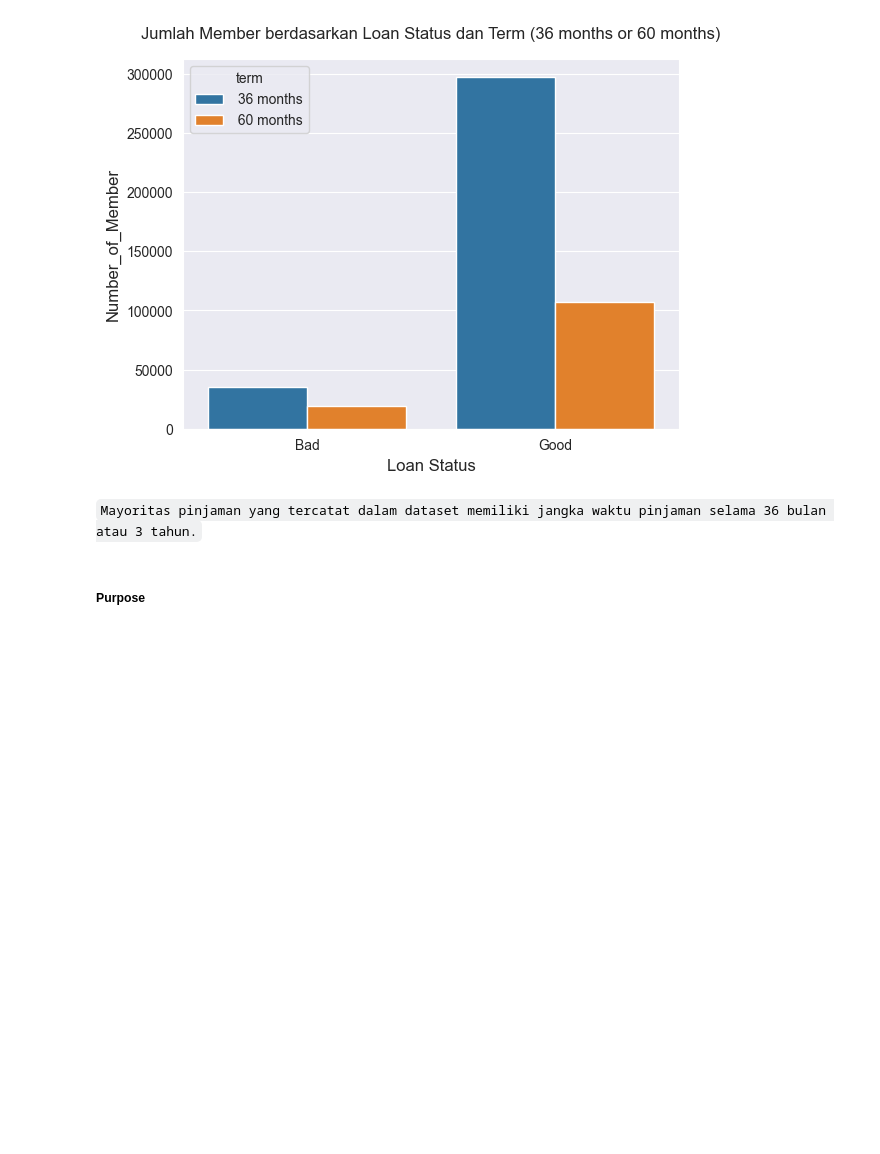
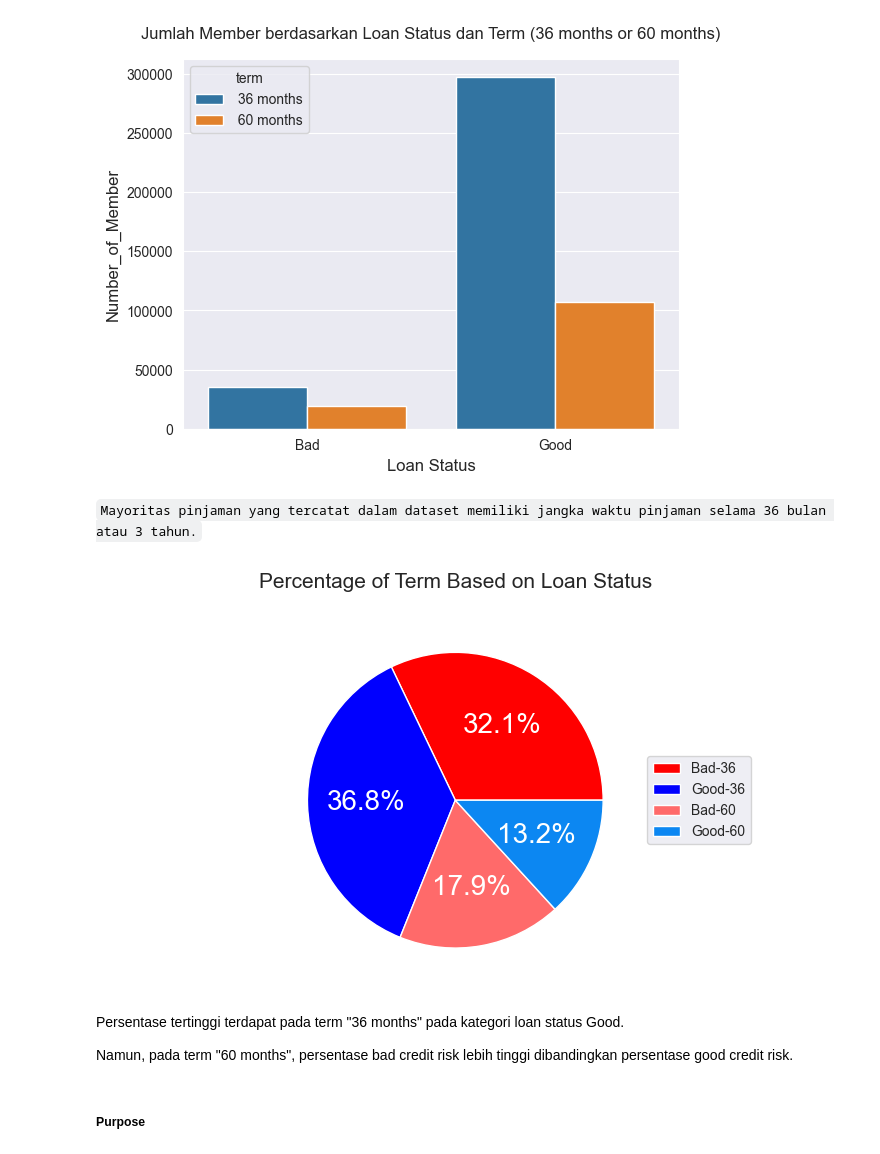
Before and after one commit to yurizza/credit-risk-prediction-classification, a Jupyter notebook: loan.ipynb, the cells around one changed output. Drawn from its saved outputs; the diff is of its cells as text; code cells hidden in the pictures; blank space fills up the shorter version.

```diff
--- a/loan.ipynb
+++ b/loan.ipynb
@@ -730,6 +768,30 @@ plt.show()
 [figure]
 # %% [markdown]
 `Mayoritas pinjaman yang tercatat dalam dataset memiliki jangka waktu pinjaman selama 36 bulan atau 3 tahun.`
+# %%
+# Group berdasarkan term dan loan_status, dan hitung jumlah member
+grouped = df.groupby(['term', 'loan_status']).size()
+
+# Hitung jumlah total term untuk setiap loan_status
+total_per_term = grouped.groupby('loan_status').sum()
+
+# Hitung persentase term untuk setiap loan_status
+percentage = grouped.div(total_per_term, level='loan_status') * 100
+
+# plot percentage
+percentage.plot(kind='pie', autopct='%1.1f%%',colors=['r','b','#FF6A6A','#0C87F2'], textprops={'fontsize': 20,'color':'white'})
+
+plt.title('Percentage of Term Based on Loan Status', pad=20, fontsize=15)
+plt.legend(['Bad-36', 'Good-36','Bad-60','Good-60'],loc='center left', bbox_to_anchor=(1, 0.5))
+plt.xticks(rotation=0)
+
+plt.show()
+# %% [output]
+[figure, added]
+# %% [markdown]
+Persentase tertinggi terdapat pada term "36 months" pada kategori loan status Good.
+
+Namun, pada term "60 months", persentase bad credit risk lebih tinggi dibandingkan persentase good credit risk.
 # %% [markdown]
 ##### Purpose
 # %%
```
Also changed, not shown: parts of 76 cells of this notebook.
